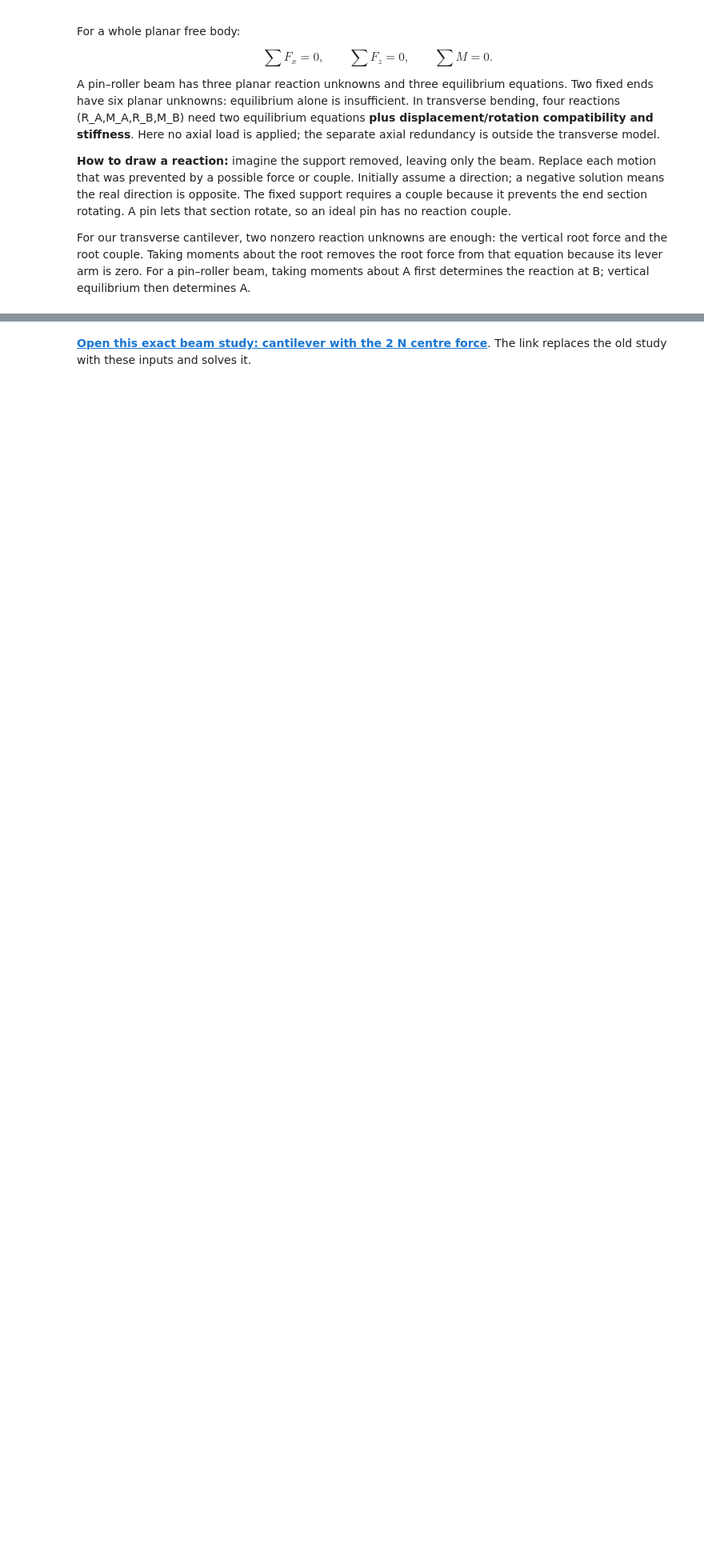
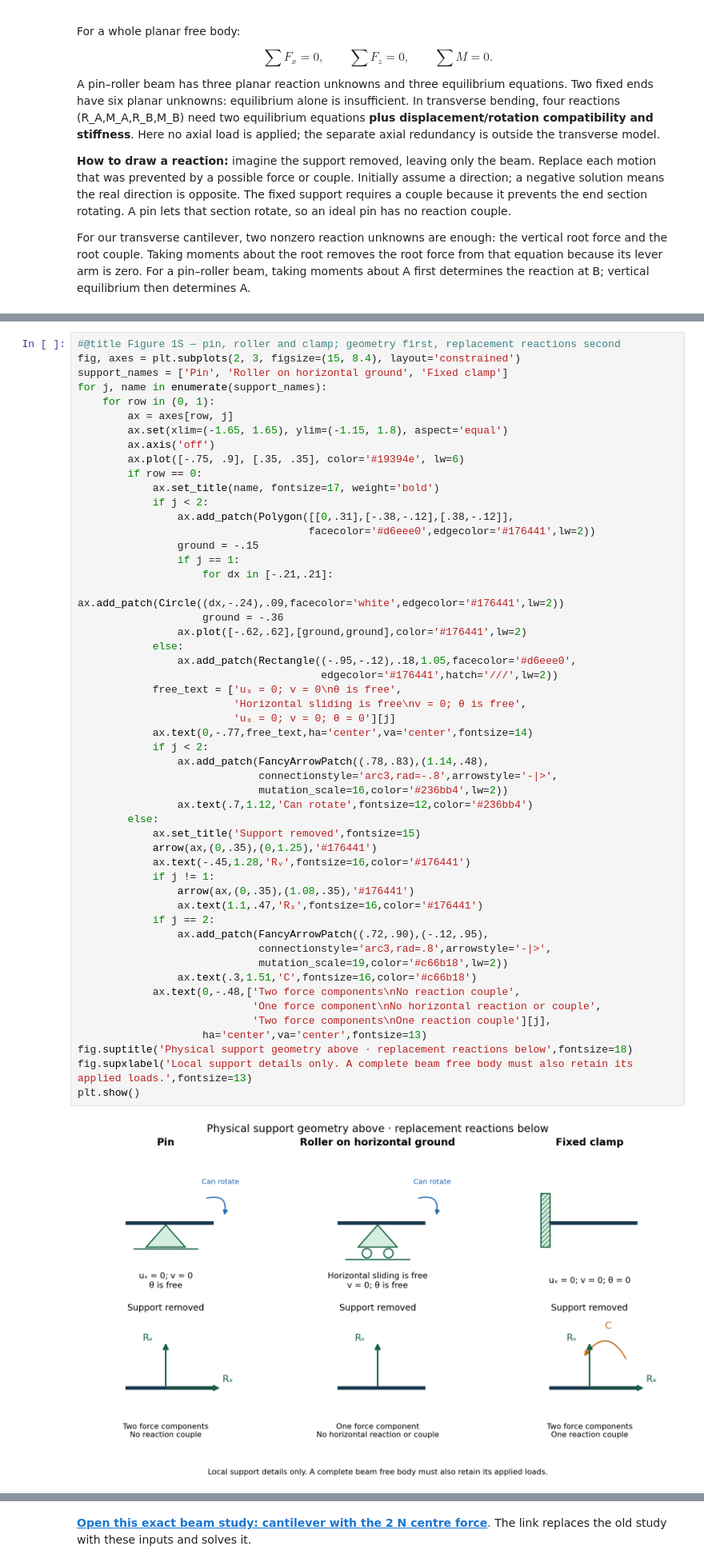
Before and after one commit to Ehsan-Roohi/Aerospace-Structures, a Jupyter notebook: notebooks/MIE446_Lecture_03_Beam_Reactions_Stress_and_Deflection.ipynb, the cells around one changed output, grey strips where cells are left out. Shown at 80% size. Drawn from its saved outputs; the diff is of its cells as text; blank space fills up the shorter version.

Commit message:
Teach pin versus roller supports and add exact HW2B beam presets

```diff
--- a/notebooks/MIE446_Lecture_03_Beam_Reactions_Stress_and_Deflection.ipynb
+++ b/notebooks/MIE446_Lecture_03_Beam_Reactions_Stress_and_Deflection.ipynb
@@ -220,0 +241,54 @@ For our transverse cantilever, two nonzero reaction unknowns are enough: the ver
+# %%
+#@title Figure 1S — pin, roller and clamp; geometry first, replacement reactions second
+fig, axes = plt.subplots(2, 3, figsize=(15, 8.4), layout='constrained')
+support_names = ['Pin', 'Roller on horizontal ground', 'Fixed clamp']
+for j, name in enumerate(support_names):
+    for row in (0, 1):
+        ax = axes[row, j]
+        ax.set(xlim=(-1.65, 1.65), ylim=(-1.15, 1.8), aspect='equal')
+        ax.axis('off')
+        ax.plot([-.75, .9], [.35, .35], color='#19394e', lw=6)
+        if row == 0:
+            ax.set_title(name, fontsize=17, weight='bold')
+            if j < 2:
+                ax.add_patch(Polygon([[0,.31],[-.38,-.12],[.38,-.12]],
+                                     facecolor='#d6eee0',edgecolor='#176441',lw=2))
+                ground = -.15
+                if j == 1:
+                    for dx in [-.21,.21]:
+                        ax.add_patch(Circle((dx,-.24),.09,facecolor='white',edgecolor='#176441',lw=2))
+                    ground = -.36
+                ax.plot([-.62,.62],[ground,ground],color='#176441',lw=2)
+            else:
+                ax.add_patch(Rectangle((-.95,-.12),.18,1.05,facecolor='#d6eee0',
+                                       edgecolor='#176441',hatch='///',lw=2))
+            free_text = ['uₓ = 0; v = 0\nθ is free',
+                         'Horizontal sliding is free\nv = 0; θ is free',
+                         'uₓ = 0; v = 0; θ = 0'][j]
+            ax.text(0,-.77,free_text,ha='center',va='center',fontsize=14)
+            if j < 2:
+                ax.add_patch(FancyArrowPatch((.78,.83),(1.14,.48),
+                             connectionstyle='arc3,rad=-.8',arrowstyle='-|>',
+                             mutation_scale=16,color='#236bb4',lw=2))
+                ax.text(.7,1.12,'Can rotate',fontsize=12,color='#236bb4')
+        else:
+            ax.set_title('Support removed',fontsize=15)
+            arrow(ax,(0,.35),(0,1.25),'#176441')
+            ax.text(-.45,1.28,'Rᵥ',fontsize=16,color='#176441')
+            if j != 1:
+                arrow(ax,(0,.35),(1.08,.35),'#176441')
+                ax.text(1.1,.47,'Rₓ',fontsize=16,color='#176441')
+            if j == 2:
+                ax.add_patch(FancyArrowPatch((.72,.90),(-.12,.95),
+                             connectionstyle='arc3,rad=.8',arrowstyle='-|>',
+                             mutation_scale=19,color='#c66b18',lw=2))
+                ax.text(.3,1.51,'C',fontsize=16,color='#c66b18')
+            ax.text(0,-.48,['Two force components\nNo reaction couple',
+                            'One force component\nNo horizontal reaction or couple',
+                            'Two force components\nOne reaction couple'][j],
+                    ha='center',va='center',fontsize=13)
+fig.suptitle('Physical support geometry above · replacement reactions below',fontsize=18)
+fig.supxlabel('Local support details only. A complete beam free body must also retain its applied loads.',fontsize=13)
+plt.show()
+# %% [output]
+[figure, added]
```
Also changed, not shown: parts of 3 cells of this notebook, 6 other files.
